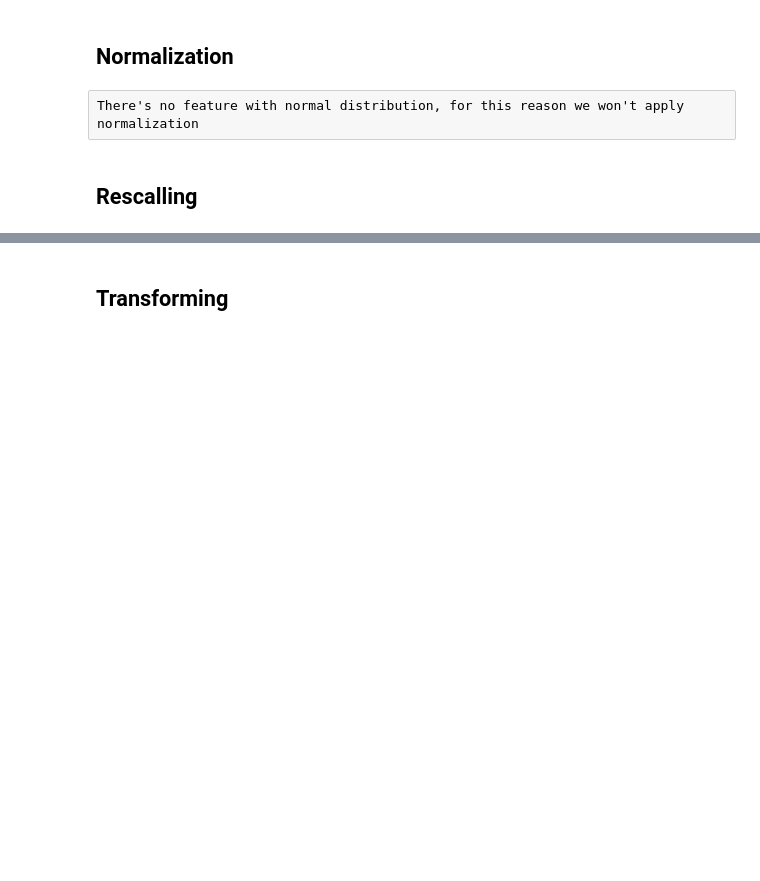
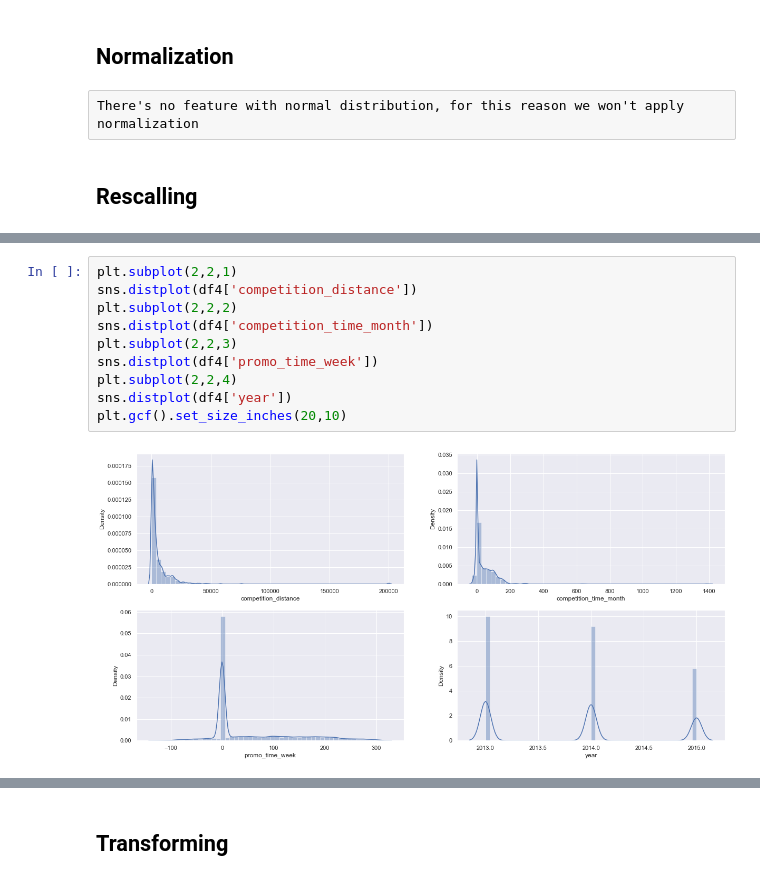
Before and after one commit to ViniciusKos/forecast_sales, a Jupyter notebook: forecast_sales.ipynb, the cells around one changed output, grey strips where cells are left out. Drawn from its saved outputs; the diff is of its cells as text; blank space fills up the shorter version.

```diff
--- a/forecast_sales.ipynb
+++ b/forecast_sales.ipynb
@@ -793,0 +812,12 @@ There's no feature with normal distribution, for this reason we won't apply norm
+# %%
+plt.subplot(2,2,1)
+sns.distplot(df4['competition_distance'])
+plt.subplot(2,2,2)
+sns.distplot(df4['competition_time_month'])
+plt.subplot(2,2,3)
+sns.distplot(df4['promo_time_week'])
+plt.subplot(2,2,4)
+sns.distplot(df4['year'])
+plt.gcf().set_size_inches(20,10)
+# %% [output]
+[figure, added]
```
Also changed, not shown: parts of 9 cells of this notebook.
